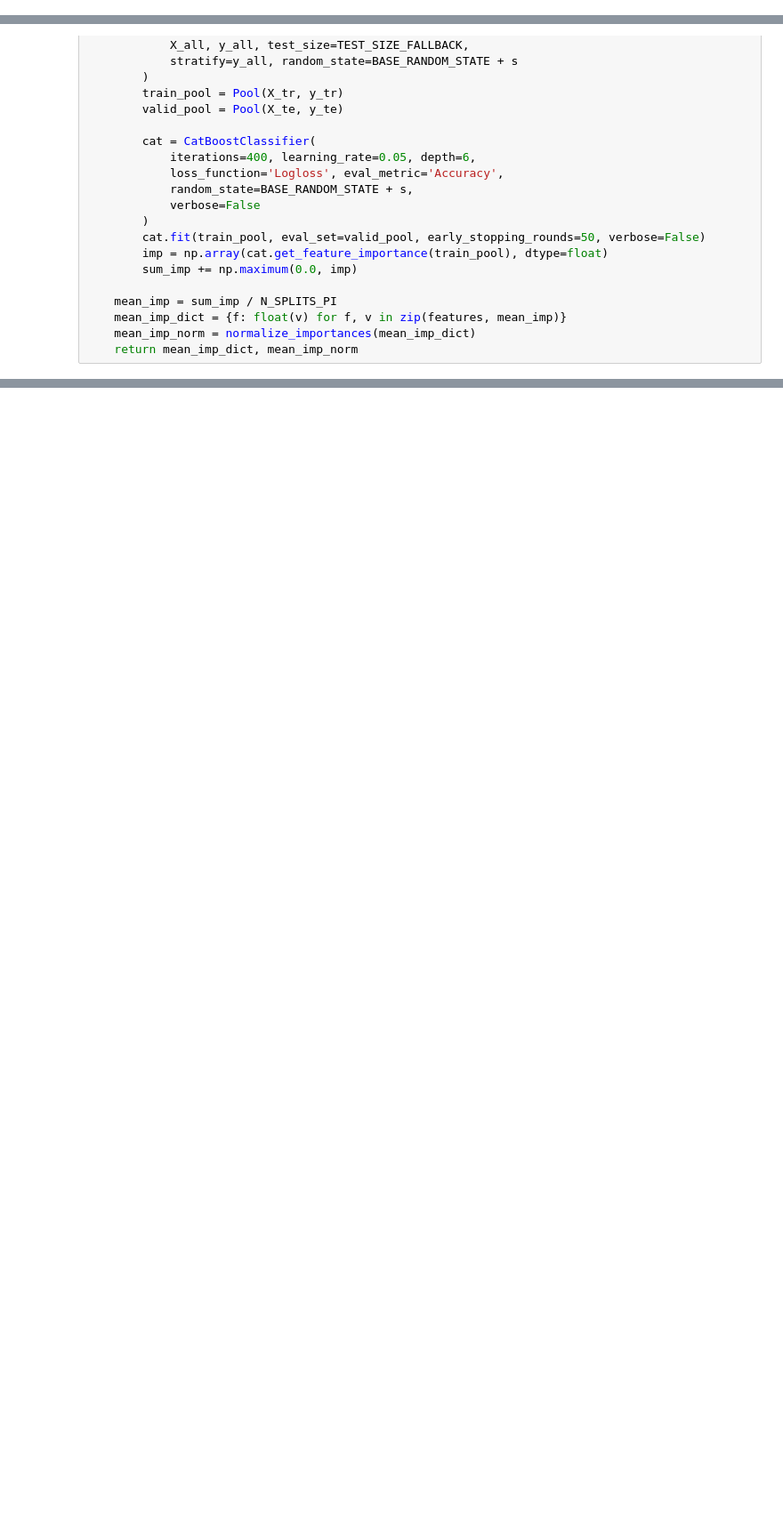
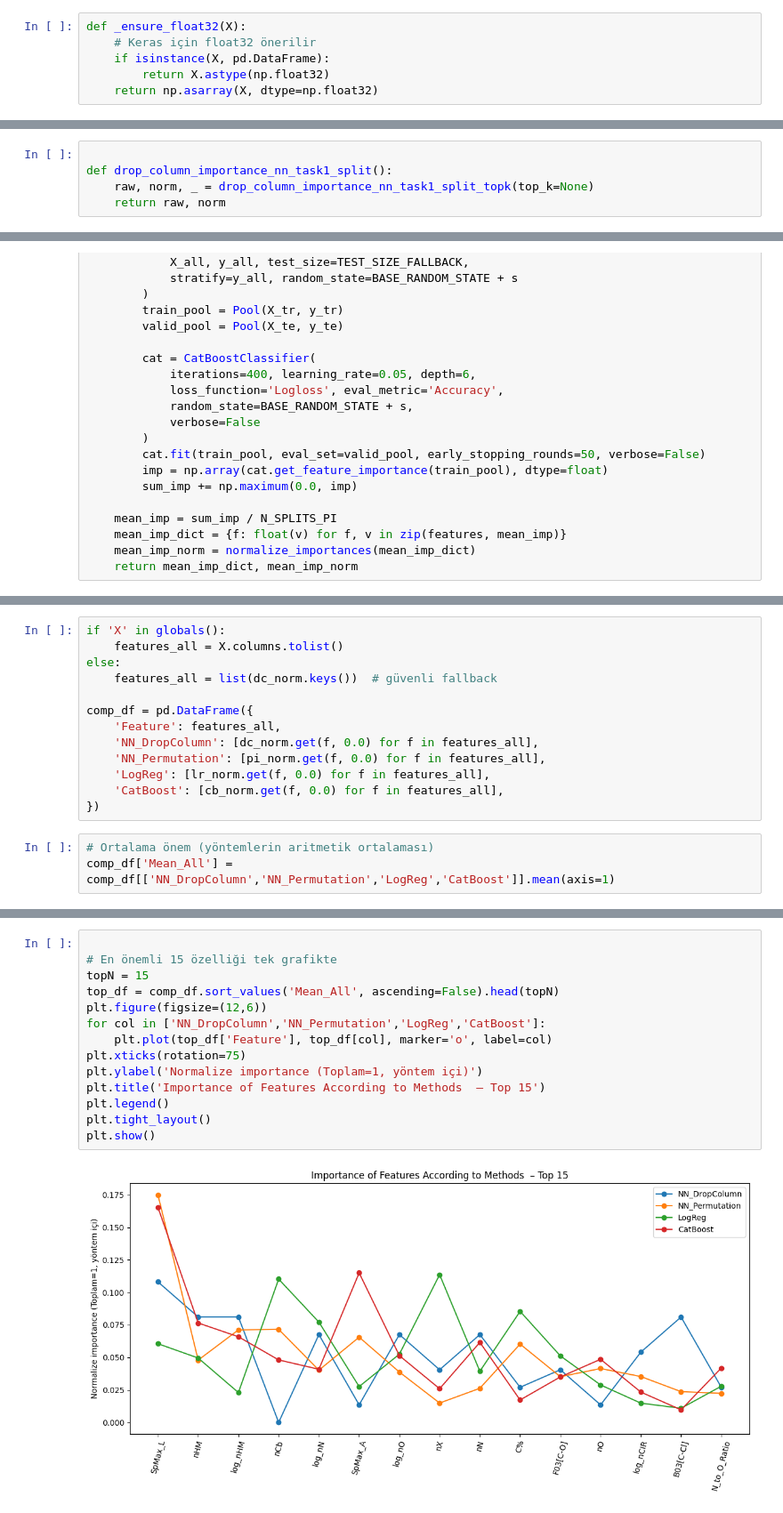
Before and after one commit to fehimecapar/Data-Science-For-Decision-Support, a Jupyter notebook: classification_nn.ipynb, the cells around one changed output, grey strips where cells are left out. Shown at 89% size. Drawn from its saved outputs; the diff is of its cells as text; blank space fills up the shorter version.

```diff
--- a/classification_nn.ipynb
+++ b/classification_nn.ipynb
@@ -432,3 +482,9 @@ def get_task1_data_or_fallback():
         X_test_scaled_used  = local_scaler.transform(X_te)
 
     return local_X, local_y, X_tr, X_te, y_tr, y_te, local_scaler, X_train_scaled_used, X_test_scaled_used
+# %%
+def _ensure_float32(X):
+    # Keras için float32 önerilir
+    if isinstance(X, pd.DataFrame):
+        return X.astype(np.float32)
+    return np.asarray(X, dtype=np.float32)
@@ -481,0 +729,5 @@ def drop_column_importance_nn_task1_split():
+# %%
+
+def drop_column_importance_nn_task1_split():
+    raw, norm, _ = drop_column_importance_nn_task1_split_topk(top_k=None)
+    return raw, norm
@@ -636,0 +1094,16 @@ plot_importance_bar(cb_norm, "CatBoost established Importance (Normalize)")
+# %%
+if 'X' in globals():
+    features_all = X.columns.tolist()
+else:
+    features_all = list(dc_norm.keys())  # güvenli fallback
+
+comp_df = pd.DataFrame({
+    'Feature': features_all,
+    'NN_DropColumn': [dc_norm.get(f, 0.0) for f in features_all],
+    'NN_Permutation': [pi_norm.get(f, 0.0) for f in features_all],
+    'LogReg': [lr_norm.get(f, 0.0) for f in features_all],
+    'CatBoost': [cb_norm.get(f, 0.0) for f in features_all],
+})
+# %%
+# Ortalama önem (yöntemlerin aritmetik ortalaması)
+comp_df['Mean_All'] = comp_df[['NN_DropColumn','NN_Permutation','LogReg','CatBoost']].mean(axis=1)
@@ -636,0 +1131,16 @@ plot_importance_bar(cb_norm, "CatBoost established Importance (Normalize)")
+# %%
+
+# En önemli 15 özelliği tek grafikte
+topN = 15
+top_df = comp_df.sort_values('Mean_All', ascending=False).head(topN)
+plt.figure(figsize=(12,6))
+for col in ['NN_DropColumn','NN_Permutation','LogReg','CatBoost']:
+    plt.plot(top_df['Feature'], top_df[col], marker='o', label=col)
+plt.xticks(rotation=75)
+plt.ylabel('Normalize importance (Toplam=1, yöntem içi)')
+plt.title('Importance of Features According to Methods  – Top 15')
+plt.legend()
+plt.tight_layout()
+plt.show()
+# %% [output]
+[figure, added]
```
Also changed, not shown: parts of 52 cells of this notebook.
